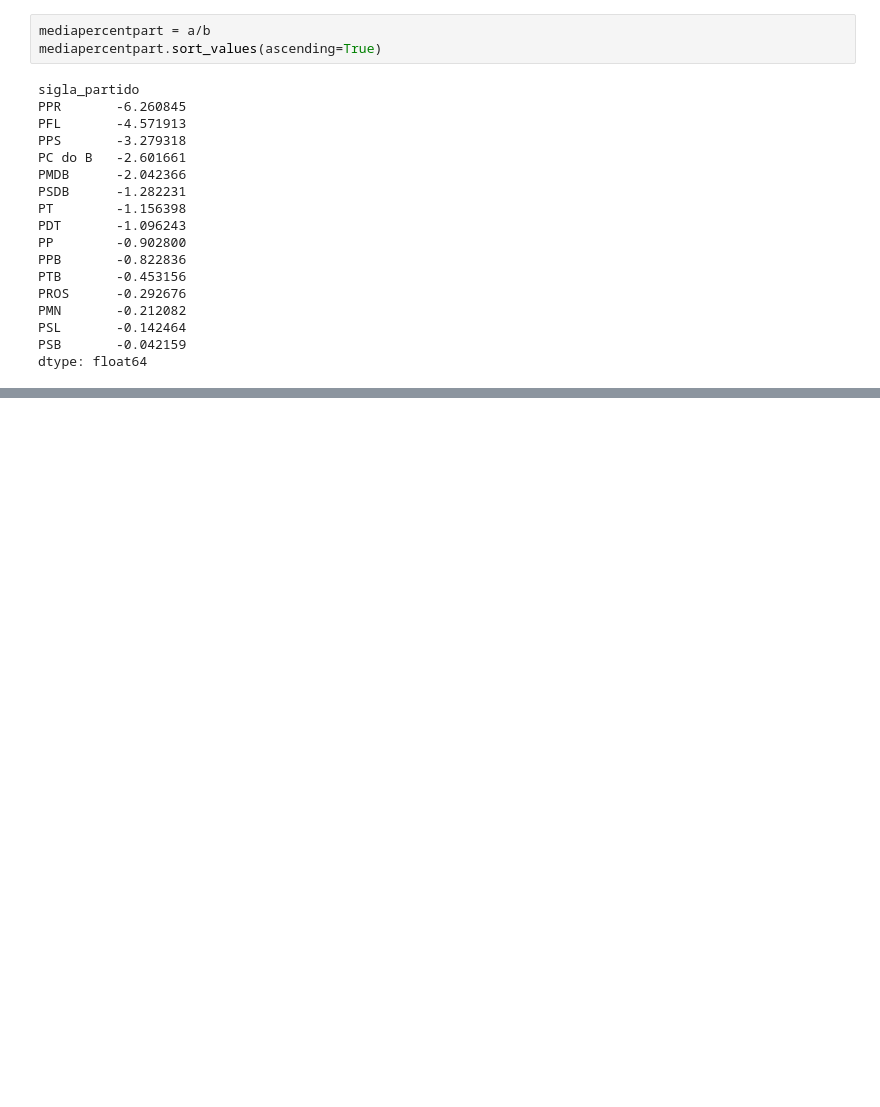
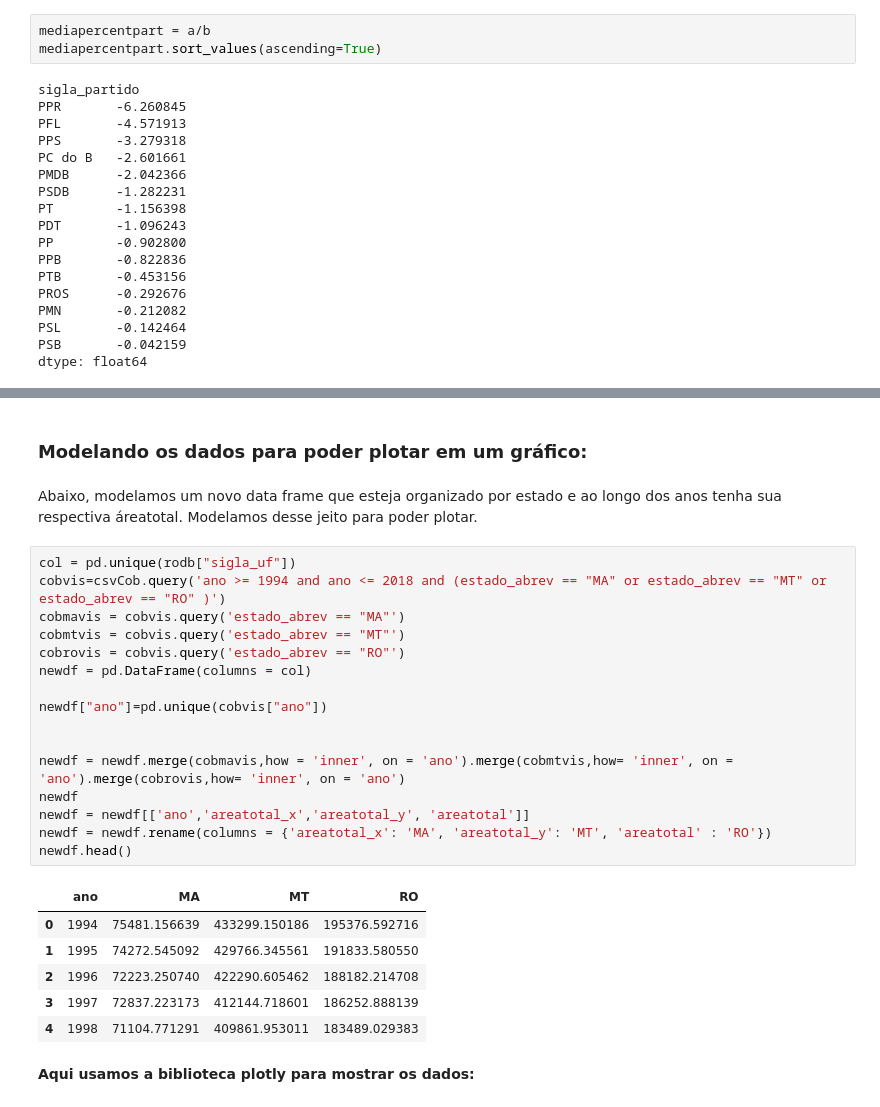
Before and after one commit to marcelo-campa/PS_Analytica, a Jupyter notebook: ProjetoAnalytica.ipynb, the cells around one changed output, grey strips where cells are left out. Saved outputs shown, nothing was run; the diff lists cells and outputs as text; blank space fills up the shorter version.

```diff
--- a/ProjetoAnalytica.ipynb
+++ b/ProjetoAnalytica.ipynb
@@ -397,0 +342,30 @@ df
+# %% [markdown]
+<h3>Modelando os dados para poder plotar em um gráfico:
+# %% [markdown]
+<p> Abaixo, modelamos um novo data frame que esteja organizado por estado e ao longo dos anos tenha sua respectiva áreatotal.
+    Modelamos desse jeito para poder plotar.
+# %%
+col = pd.unique(rodb["sigla_uf"])
+cobvis=csvCob.query('ano >= 1994 and ano <= 2018 and (estado_abrev == "MA" or estado_abrev == "MT" or estado_abrev == "RO" )')
+cobmavis = cobvis.query('estado_abrev == "MA"')
+cobmtvis = cobvis.query('estado_abrev == "MT"')
+cobrovis = cobvis.query('estado_abrev == "RO"')
+newdf = pd.DataFrame(columns = col)
+
+newdf["ano"]=pd.unique(cobvis["ano"])
+
+
+newdf = newdf.merge(cobmavis,how = 'inner', on = 'ano').merge(cobmtvis,how= 'inner', on = 'ano').merge(cobrovis,how= 'inner', on = 'ano')
+newdf
+newdf = newdf[['ano','areatotal_x','areatotal_y', 'areatotal']]
+newdf = newdf.rename(columns = {'areatotal_x': 'MA', 'areatotal_y': 'MT', 'areatotal' : 'RO'})
+newdf.head()
+# %% [output]
+|  | ano | MA | MT | RO |
+| 0 | 1994 | 75481.156639 | 433299.150186 | 195376.592716 |
+| 1 | 1995 | 74272.545092 | 429766.345561 | 191833.580550 |
+| 2 | 1996 | 72223.250740 | 422290.605462 | 188182.214708 |
+| 3 | 1997 | 72837.223173 | 412144.718601 | 186252.888139 |
+| 4 | 1998 | 71104.771291 | 409861.953011 | 183489.029383 |
+# %% [markdown]
+<b>Aqui usamos a biblioteca plotly para mostrar os dados:
```
Also changed, not shown: parts of 39 cells of this notebook.
